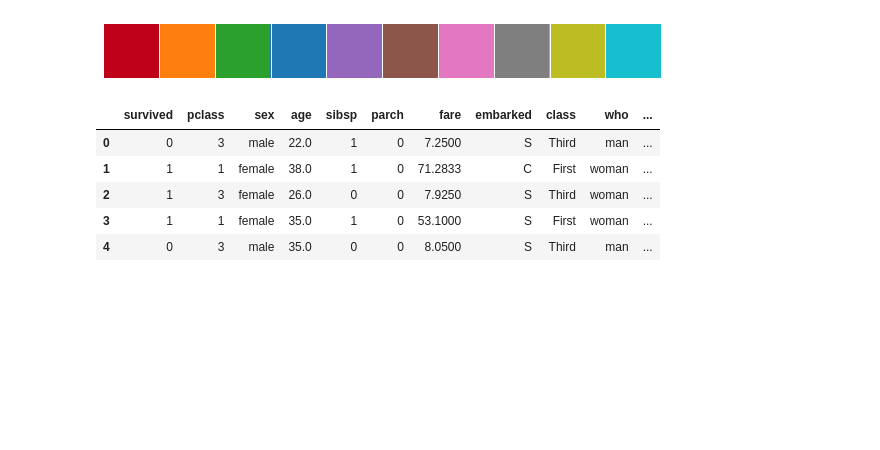
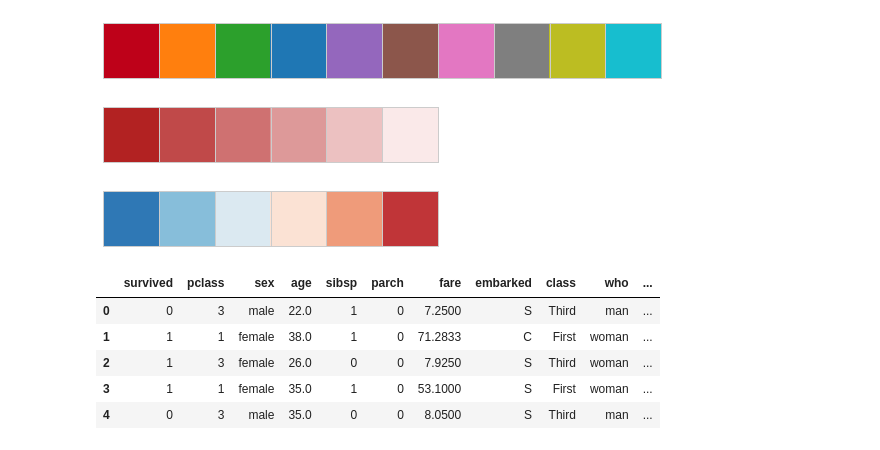
Before and after one commit to crazycodingcat/python_EDA_toolbox, a Jupyter notebook: plotting.ipynb, the cells around one changed output. Saved outputs shown, nothing was run; the diff lists cells and outputs as text; code cells hidden in the pictures; blank space fills up the shorter version.

```diff
--- a/plotting.ipynb
+++ b/plotting.ipynb
@@ -25,4 +27,16 @@ sns.palplot(sns.color_palette(cat10_palette))
 # %% [output]
 [figure]
+# %%
+# Color scheme 2: sequential
+red_palette = sns.light_palette("firebrick", reverse=True)
+sns.palplot(red_palette)
+# %% [output]
+[figure, added]
+# %%
+# color scheme 3: diverging
+RdBu_r_palette = sns.color_palette("RdBu_r", 6)
+sns.palplot(RdBu_r_palette)
+# %% [output]
+[figure, added]
 # %%
 sns.set_style('whitegrid')
```
Also changed, not shown: parts of 14 cells of this notebook, 2 other files.
